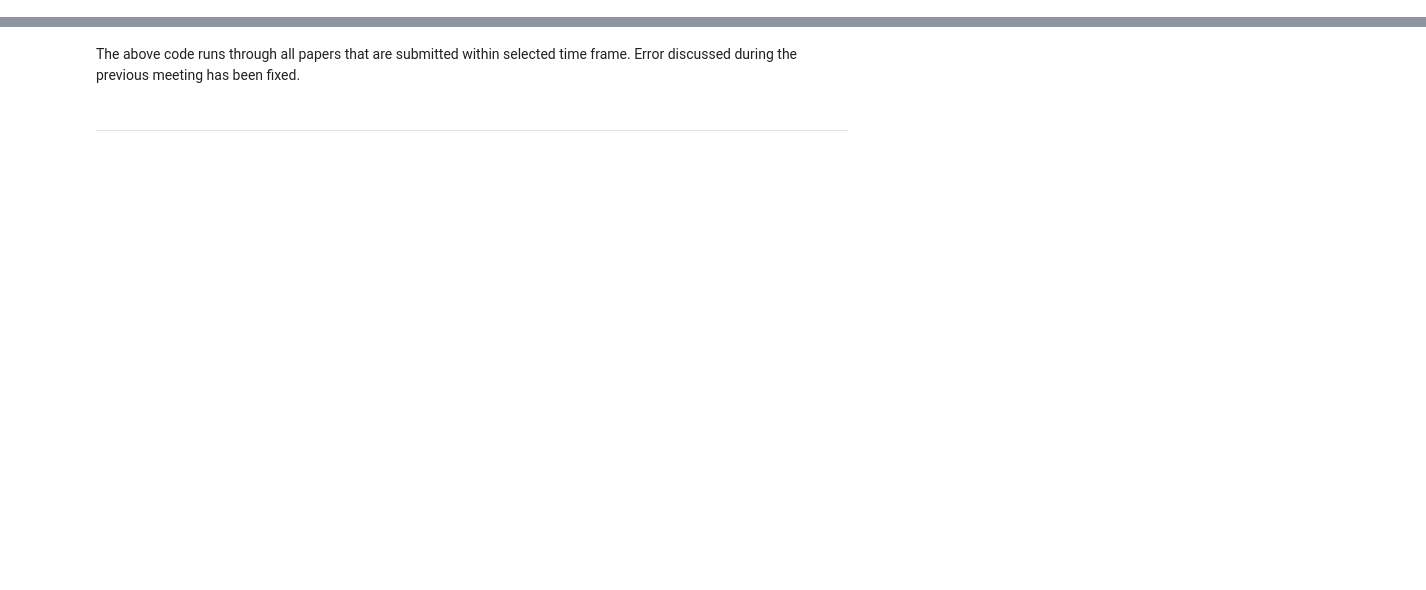
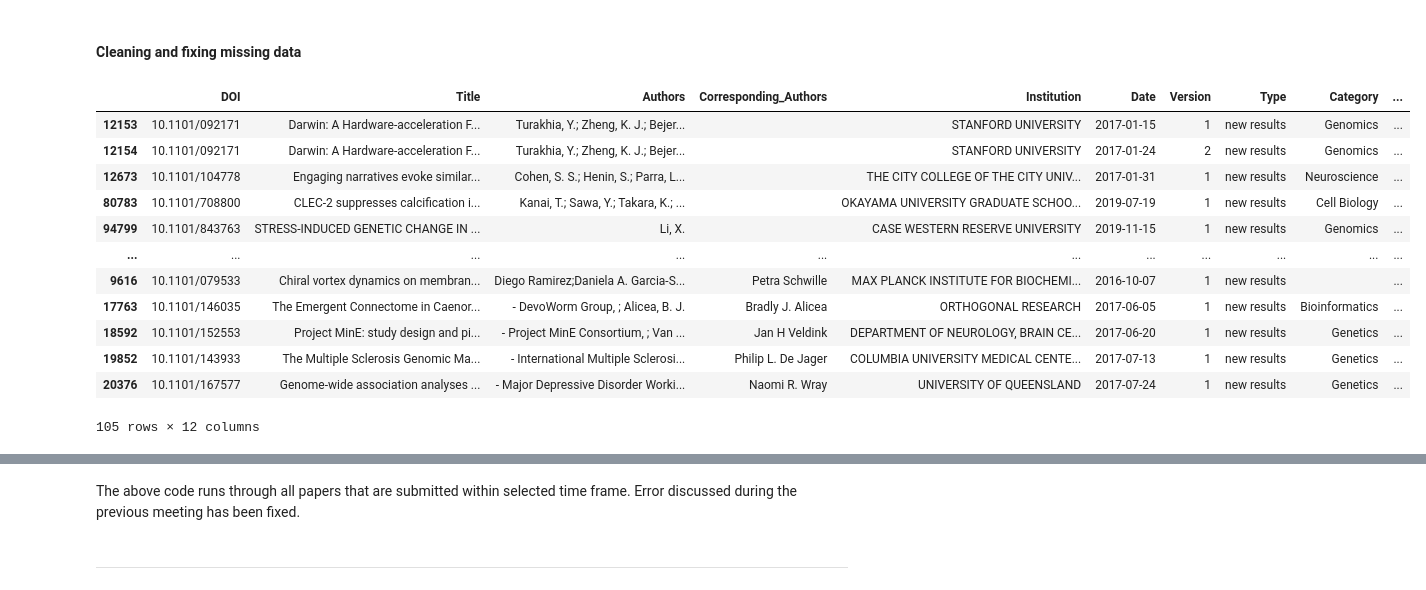
Before and after one commit to jlee2843/Peer-Review-2022, a Jupyter notebook: API-Biorvix.ipynb, the cells around one changed output, grey strips where cells are left out. Saved outputs shown, nothing was run; the diff lists cells and outputs as text; code cells hidden in the pictures; blank space fills up the shorter version.

```diff
--- a/API-Biorvix.ipynb
+++ b/API-Biorvix.ipynb
@@ -57,0 +212,18 @@ journal_df
+# %%
+# "local" variables
+url: str = f'{base_url}/{query_type}/{server}/{start_interval}/{end_interval}'
+path: str = f'prepub-{query_type}-{server}-{start_interval}!{end_interval}-{datetime.now()}'
+step = 100
+journal_df = None
+
+#finding the number of records for a given time period
+#tmp = f"{base_url}/{start_interval}/{end_interval}"
+#tmp = 'https://api.biorxiv.org/details/biorxiv/2020-08-21/2020-08-28'
+
+#create directory
+pathlib.Path(path).mkdir(parents=True, exist_ok=True)
+
+multithread_processor(path, url,
+                      ["doi", "title", "authors", "author_corresponding", "author_corresponding_institution", "date", "version", "type", "category", "jatsxml", "published"],
+                      ["DOI", "Title", "Authors", "Corresponding_Authors", "Institution", "Date", "Version", "Type", "Category", "Xml", "Published"],
+                      step, range(0, get_total(url), step), True)
@@ -57,0 +234,35 @@ journal_df
+# %%
+journal_df = pd.read_parquet(pathlib.Path(path))
+journal_df = create_prepublish_df(journal_df)
+
+#display(journal_df)
+# %% [markdown]
+#### Cleaning and fixing missing data
+# %%
+import re
+pd.options.mode.use_inf_as_na = True # this option check for empty strings as well
+
+jl_fix_df = pd.DataFrame(columns=journal_df.columns)
+for col in journal_df:
+    jl_fix_df = pd.concat([jl_fix_df, journal_df[journal_df[col].isna()]])
+    jl_fix_df = pd.concat([jl_fix_df, journal_df[journal_df[col] == '']])
+
+pattern = re.compile('^-|$-')
+#display(journal_df[journal_df.Authors.str.contains(pattern)])
+jl_fix_df = pd.concat([jl_fix_df, journal_df[journal_df.Authors.str.contains(pattern)]])
+jl_fix_df.to_csv('data_fixing.csv')
+display(jl_fix_df)
+# %% [output]
+|  | DOI | Title | Authors | Corresponding_Authors | Institution | Date | Version | Type | Category | ... |
+| 12153 | 10.1101/092171 | Darwin: A Hardware-acceleration F... | Turakhia, Y.; Zheng, K. J.; Bejer... |  | STANFORD UNIVERSITY | 2017-01-15 | 1 | new results | Genomics | ... |
+| 12154 | 10.1101/092171 | Darwin: A Hardware-acceleration F... | Turakhia, Y.; Zheng, K. J.; Bejer... |  | STANFORD UNIVERSITY | 2017-01-24 | 2 | new results | Genomics | ... |
+| 12673 | 10.1101/104778 | Engaging narratives evoke similar... | Cohen, S. S.; Henin, S.; Parra, L... |  | THE CITY COLLEGE OF THE CITY UNIV... | 2017-01-31 | 1 | new results | Neuroscience | ... |
+| 80783 | 10.1101/708800 | CLEC-2 suppresses calcification i... | Kanai, T.; Sawa, Y.; Takara, K.; ... |  | OKAYAMA UNIVERSITY GRADUATE SCHOO... | 2019-07-19 | 1 | new results | Cell Biology | ... |
+| 94799 | 10.1101/843763 | STRESS-INDUCED GENETIC CHANGE IN ... | Li, X. |  | CASE WESTERN RESERVE UNIVERSITY | 2019-11-15 | 1 | new results | Genomics | ... |
+| ... | ... | ... | ... | ... | ... | ... | ... | ... | ... | ... |
+| 9616 | 10.1101/079533 | Chiral vortex dynamics on membran... | Diego Ramirez;Daniela A. Garcia-S... | Petra Schwille | MAX PLANCK INSTITUTE FOR BIOCHEMI... | 2016-10-07 | 1 | new results |  | ... |
+| 17763 | 10.1101/146035 | The Emergent Connectome in Caenor... | - DevoWorm Group, ; Alicea, B. J. | Bradly J. Alicea | ORTHOGONAL RESEARCH | 2017-06-05 | 1 | new results | Bioinformatics | ... |
+| 18592 | 10.1101/152553 | Project MinE: study design and pi... | - Project MinE Consortium, ; Van ... | Jan H Veldink | DEPARTMENT OF NEUROLOGY, BRAIN CE... | 2017-06-20 | 1 | new results | Genetics | ... |
+| 19852 | 10.1101/143933 | The Multiple Sclerosis Genomic Ma... | - International Multiple Sclerosi... | Philip L. De Jager | COLUMBIA UNIVERSITY MEDICAL CENTE... | 2017-07-13 | 1 | new results | Genetics | ... |
+| 20376 | 10.1101/167577 | Genome-wide association analyses ... | - Major Depressive Disorder Worki... | Naomi R. Wray | UNIVERSITY OF QUEENSLAND | 2017-07-24 | 1 | new results | Genetics | ... |
+105 rows × 12 columns
```
Also changed, not shown: parts of 82 cells of this notebook, 1 other file.
